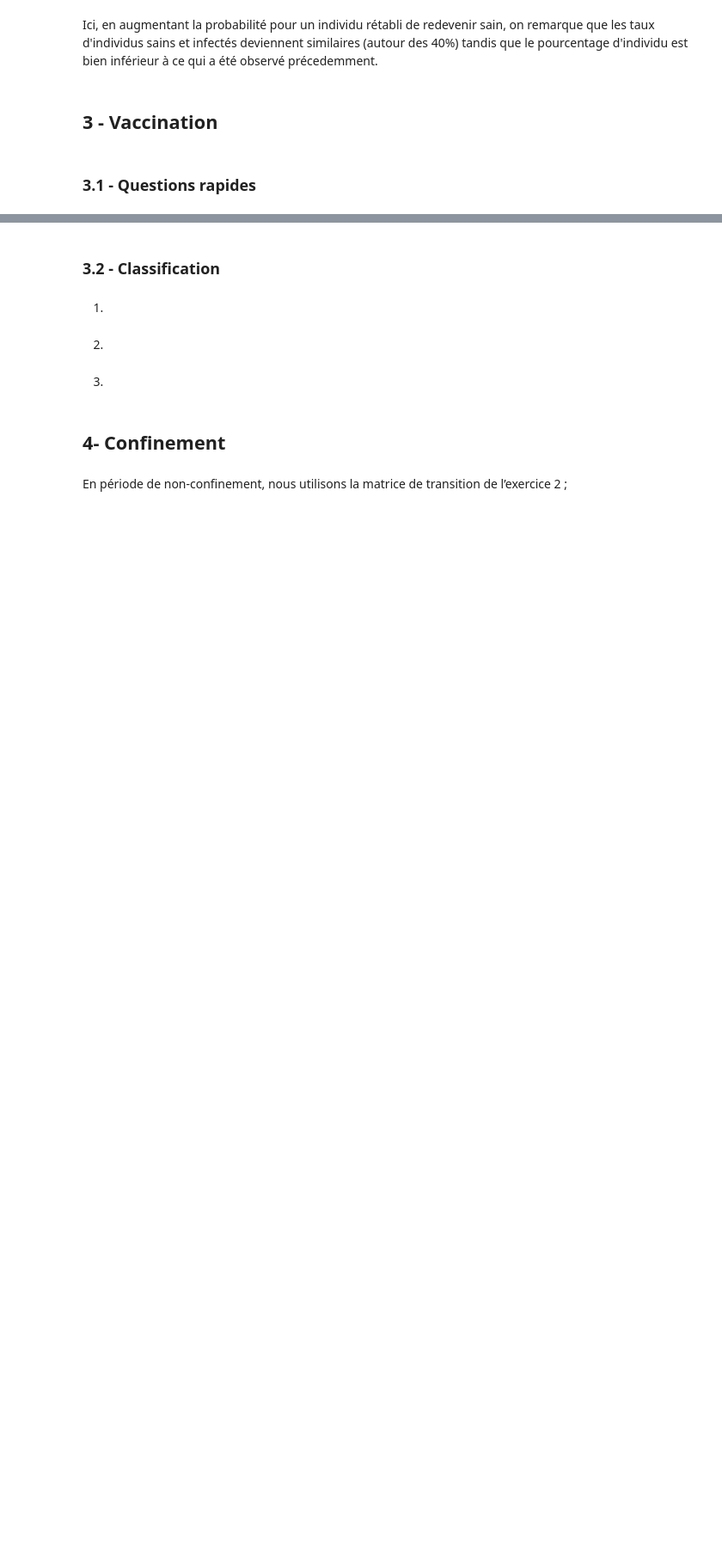
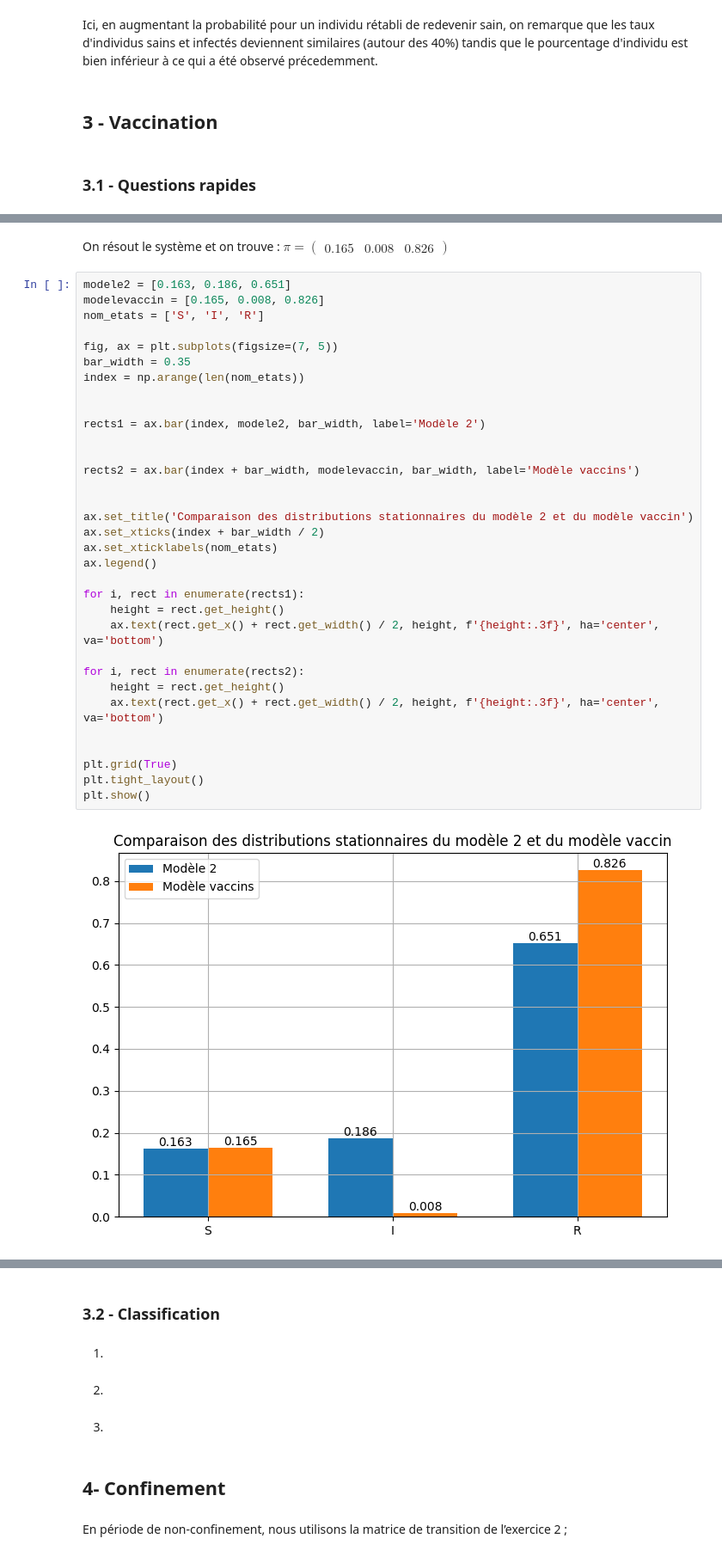
Before and after one commit to tkqdldk/Markov_Epidemio, a Jupyter notebook: projet3.ipynb.ipynb, the cells around one changed output, grey strips where cells are left out. Shown at 86% size. Drawn from its saved outputs; the diff is of its cells as text; blank space fills up the shorter version.

```diff
--- a/projet3.ipynb.ipynb
+++ b/projet3.ipynb.ipynb
@@ -619,0 +645,37 @@ Ici, en augmentant la probabilité pour un individu rétabli de redevenir sain,
+# %% [markdown]
+On résout le système et on trouve : $\pi= \begin{pmatrix} 0.165 & 0.008 & 0.826 \end{pmatrix}$
+# %%
+modele2 = [0.163, 0.186, 0.651]
+modelevaccin = [0.165, 0.008, 0.826]
+nom_etats = ['S', 'I', 'R']
+
+fig, ax = plt.subplots(figsize=(7, 5))
+bar_width = 0.35
+index = np.arange(len(nom_etats))
+
+
+rects1 = ax.bar(index, modele2, bar_width, label='Modèle 2')
+
+
+rects2 = ax.bar(index + bar_width, modelevaccin, bar_width, label='Modèle vaccins')
+
+
+ax.set_title('Comparaison des distributions stationnaires du modèle 2 et du modèle vaccin')
+ax.set_xticks(index + bar_width / 2)
+ax.set_xticklabels(nom_etats)
+ax.legend()
+
+for i, rect in enumerate(rects1):
+    height = rect.get_height()
+    ax.text(rect.get_x() + rect.get_width() / 2, height, f'{height:.3f}', ha='center', va='bottom')
+
+for i, rect in enumerate(rects2):
+    height = rect.get_height()
+    ax.text(rect.get_x() + rect.get_width() / 2, height, f'{height:.3f}', ha='center', va='bottom')
+
+
+plt.grid(True)
+plt.tight_layout()
+plt.show()
+# %% [output]
+[figure, added]
```
Also changed, not shown: parts of 9 cells of this notebook.
